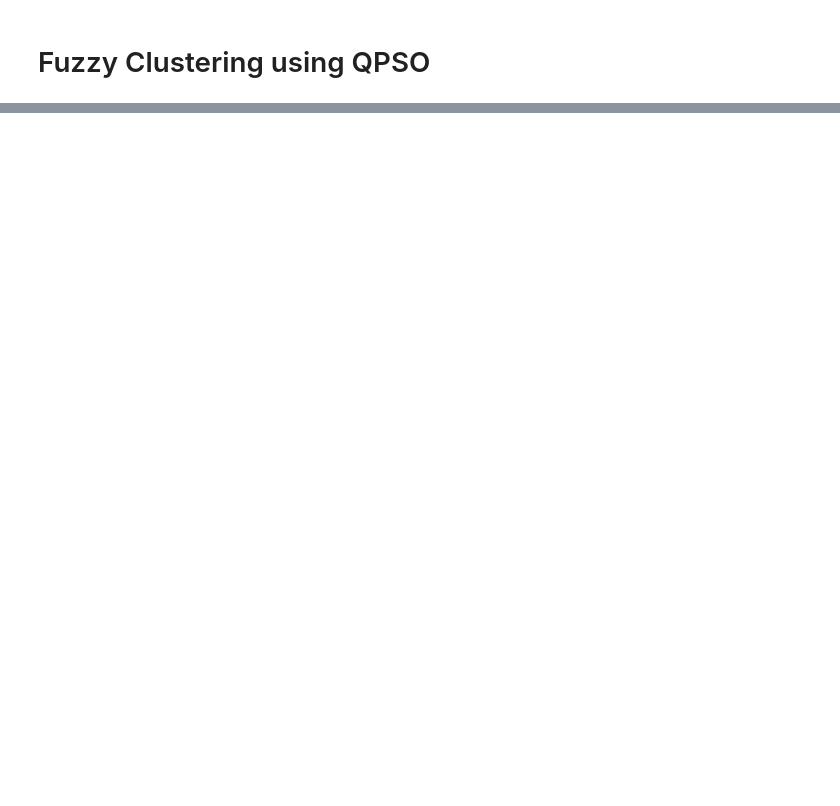
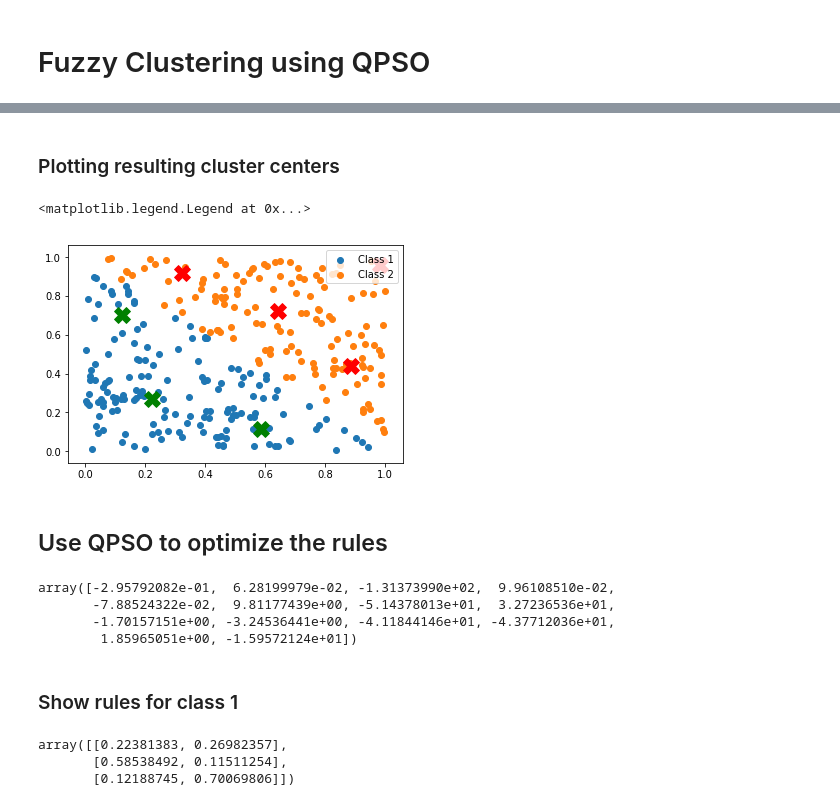
Before and after one commit to Donkeybobo/fuzzyclustering, a Jupyter notebook: analysis.ipynb, the cells around one changed output, grey strips where cells are left out. Drawn from its saved outputs; the diff is of its cells as text; code cells hidden in the pictures; blank space fills up the shorter version.

```diff
--- a/analysis.ipynb
+++ b/analysis.ipynb
@@ -42,0 +43,9 @@ a = 2
+# %%
+fc1 = FuzzyClustering(data_c1)
+fc2 = FuzzyClustering(data_c2)
+# %%
+## finding centers
+fc1.extractClusteringCenters()
+centers_c1 = fc1.getDenormalizedClusterCenters()
+fc2.extractClusteringCenters()
+centers_c2 = fc2.getDenormalizedClusterCenters()
@@ -42,0 +61,20 @@ a = 2
+# %% [markdown]
+### Plotting resulting cluster centers
+# %%
+plt.scatter(data_c1[:,0], data_c1[:,1], label = 'Class 1')
+plt.scatter(data_c2[:,0], data_c2[:,1], label = 'Class 2')
+
+## Add centers of class 1
+for cs in centers_c1:
+    plt.scatter(cs[0], cs[1], marker = 'X', color = 'green', s = 250)
+
+## Add centers of class 2
+for cs in centers_c2:
+    plt.scatter(cs[0], cs[1], marker = 'X', color = 'red', s = 250)
+
+plt.legend()
+# %% [output]
+<matplotlib.legend.Legend at 0x...>
+[figure, added]
+# %% [markdown]
+## Use QPSO to optimize the rules
@@ -42,0 +85,15 @@ a = 2
+# %%
+qpso.best_particle
+# %% [output]
+array([-2.95792082e-01,  6.28199979e-02, -1.31373990e+02,  9.96108510e-02,
+       -7.88524322e-02,  9.81177439e+00, -5.14378013e+01,  3.27236536e+01,
+       -1.70157151e+00, -3.24536441e+00, -4.11844146e+01, -4.37712036e+01,
+        1.85965051e+00, -1.59572124e+01])
+# %% [markdown]
+### Show rules for class 1
+# %%
+centers_c1
+# %% [output]
+array([[0.22381383, 0.26982357],
+       [0.58538492, 0.11511254],
+       [0.12188745, 0.70069806]])
```
Also changed, not shown: parts of 19 cells of this notebook, 2 other files.
